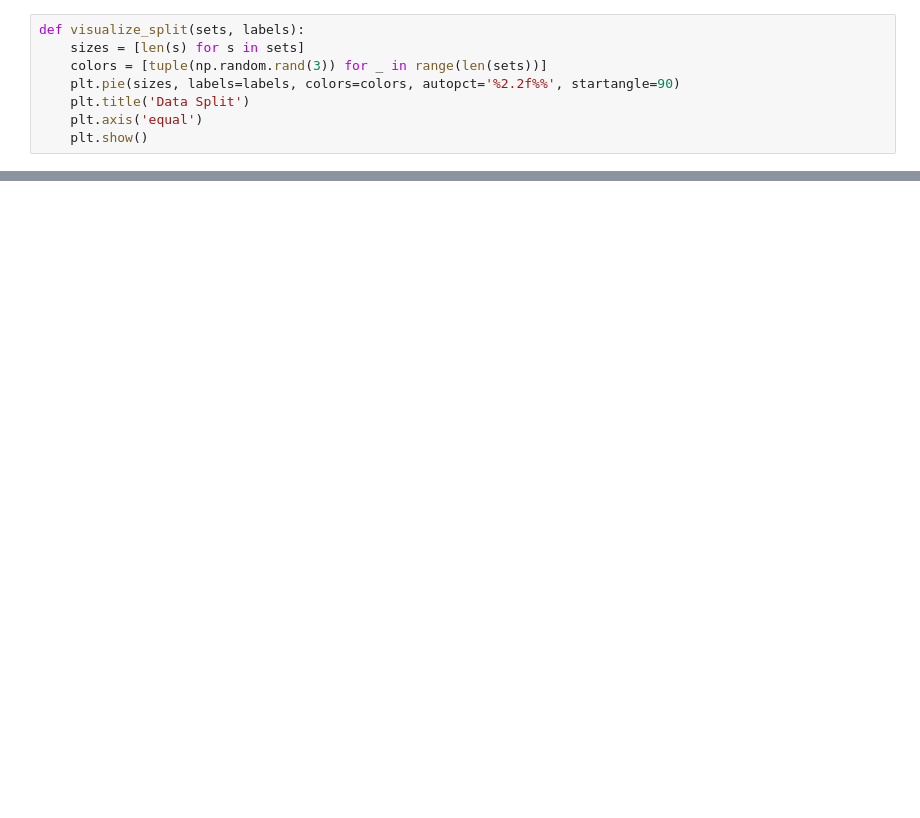
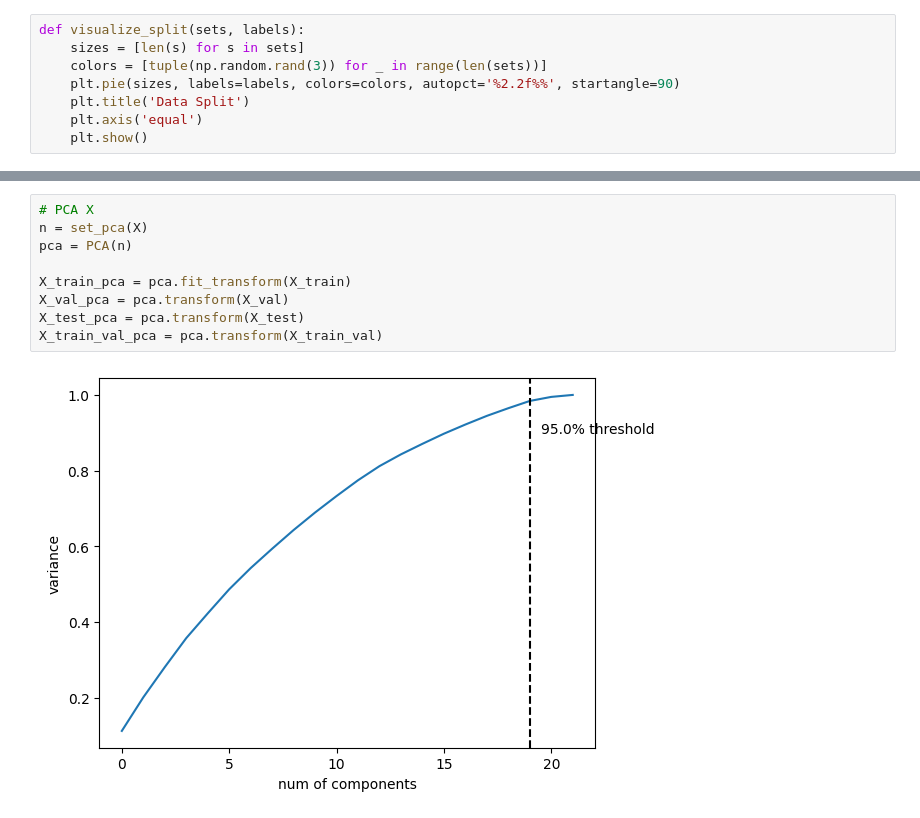
Before and after one commit to aruuuke/CreditRisk, a Jupyter notebook: LogisticRegression.ipynb, the cells around one changed output, grey strips where cells are left out. Saved outputs shown, nothing was run; the diff lists cells and outputs as text; blank space fills up the shorter version.

```diff
--- a/LogisticRegression.ipynb
+++ b/LogisticRegression.ipynb
@@ -275,0 +260,11 @@ def logistic_regression_Ridge(X_train, y_train, X_val, y_val, C_range):
+# %%
+# PCA X
+n = set_pca(X)
+pca = PCA(n)
+
+X_train_pca = pca.fit_transform(X_train)
+X_val_pca = pca.transform(X_val)
+X_test_pca = pca.transform(X_test)
+X_train_val_pca = pca.transform(X_train_val)
+# %% [output]
+[figure, added]
```
Also changed, not shown: parts of 46 cells of this notebook.
